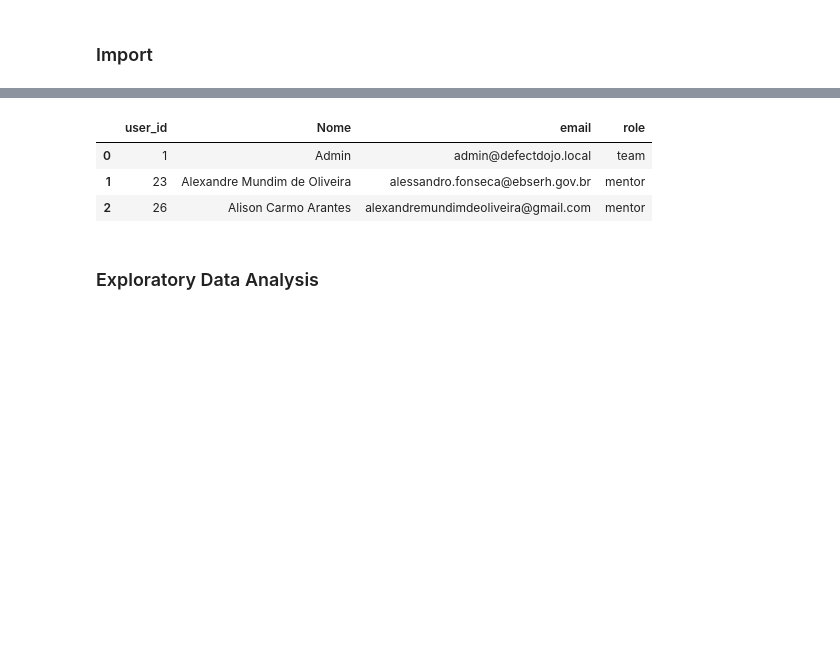
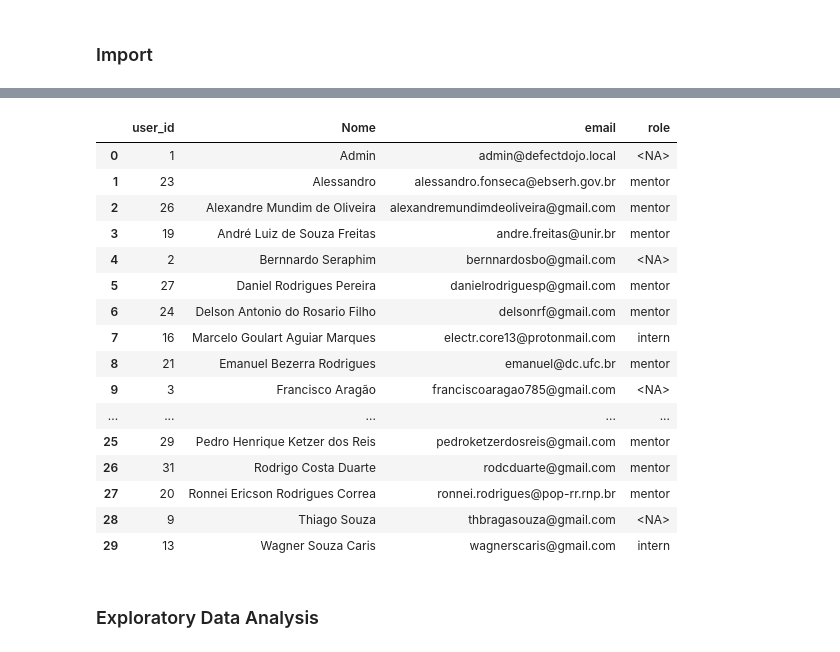
Before and after one commit to TopologyMapping/network-security, a Jupyter notebook: voting_analysis/src/analysis/data_prep.ipynb, the cells around one changed output, grey strips where cells are left out. Cells and saved outputs as stored; diff of their text form; code cells hidden in the pictures; blank space fills up the shorter version.

```diff
--- a/voting_analysis/src/analysis/data_prep.ipynb
+++ b/voting_analysis/src/analysis/data_prep.ipynb
@@ -70,6 +41,7 @@ with open("../../data/users.json", "r") as f:
 
 df_interns = pd.read_csv("../../data/interns.csv", names=["Nome", "email",  "team", "project"])
 df_mentors = pd.read_csv("../../data/mentors.csv", names=["Nome", "email",  "team"])
+df_team = pd.read_csv("../../data/crivo_team.csv", names=["Nome", "email",  "team", "project"])
 df_interns["role"] = "intern"
 df_mentors["role"] = "mentor"
 
@@ -81,3 +53,11 @@ df_users = df_users.astype({"Nome": "string", "email": "string", "role": "string
 cat_users = users["crivo"]
 num_users = users["crivo-num"]
 dev_users = users["crivo-dev"]
+# %%
+df_cred_cat = pd.read_csv("../../data/cred_cat.csv", names=["Nome", "email", "pass"], skipinitialspace=True)[["email", "pass"]]
+df_cred_cat = df_cred_cat.astype({"email": "string", "pass": "string"})
+
+df_cred_num = pd.read_csv("../../data/cred_num.csv", names=["Nome", "email", "pass"], skipinitialspace=True)[["email", "pass"]]
+df_cred_num = df_cred_num.astype({"email": "string", "pass": "string"})
+
+df_cred_cat["email"].head(40)
@@ -97,16 +109,30 @@ cat_users_df.head(3)
 # %%
 num_users = users["crivo-num"]
 num_users = {str(v): k for k, v in num_users.items()}
 num_users_df = pd.DataFrame(list(zip(num_users.keys(), num_users.values())), columns=["email", "user_id"]).convert_dtypes()
 num_users_df = num_users_df.merge(df_users, on="email", how="left")
-num_users_df = num_users_df[["user_id", "Nome", "email", "role" ]]
+num_users_df = num_users_df.merge(df_cred_num, on="email", how="left")
+num_users_df = num_users_df[["user_id", "Nome", "email", "role", "pass" ]]
 num_users_df = num_users_df.astype({"user_id": "int64", "Nome": "string", "email": "string", "role": "string"})
-num_users_df.head(3)
+num_users_df[["user_id", "Nome", "email", "role"]].head(30)
 # %% [output]
 |  | user_id | Nome | email | role |
-| 0 | 1 | Admin | admin@defectdojo.local | team |
-| 1 | 23 | Alexandre Mundim de Oliveira | alessandro.fonseca@ebserh.gov.br | mentor |
-| 2 | 26 | Alison Carmo Arantes | alexandremundimdeoliveira@gmail.com | mentor |
+| 0 | 1 | Admin | admin@defectdojo.local | <NA> |
+| 1 | 23 | Alessandro | alessandro.fonseca@ebserh.gov.br | mentor |
+| 2 | 26 | Alexandre Mundim de Oliveira | alexandremundimdeoliveira@gmail.com | mentor |
+| 3 | 19 | André Luiz de Souza Freitas | andre.freitas@unir.br | mentor |
+| 4 | 2 | Bernnardo Seraphim | bernnardosbo@gmail.com | <NA> |
+| 5 | 27 | Daniel Rodrigues Pereira | danielrodriguesp@gmail.com | mentor |
+| 6 | 24 | Delson Antonio do Rosario Filho | delsonrf@gmail.com | mentor |
+| 7 | 16 | Marcelo Goulart Aguiar Marques | electr.core13@protonmail.com | intern |
+| 8 | 21 | Emanuel Bezerra Rodrigues | emanuel@dc.ufc.br | mentor |
+| 9 | 3 | Francisco Aragão | franciscoaragao785@gmail.com | <NA> |
+| ... | ... | ... | ... | ... |
+| 25 | 29 | Pedro Henrique Ketzer dos Reis | pedroketzerdosreis@gmail.com | mentor |
+| 26 | 31 | Rodrigo Costa Duarte | rodcduarte@gmail.com | mentor |
+| 27 | 20 | Ronnei Ericson Rodrigues Correa | ronnei.rodrigues@pop-rr.rnp.br | mentor |
+| 28 | 9 | Thiago Souza | thbragasouza@gmail.com | <NA> |
+| 29 | 13 | Wagner Souza Caris | wagnerscaris@gmail.com | intern |
 # %% [markdown]
 ### Exploratory Data Analysis
 # %%
```
Also changed, not shown: parts of 12 cells of this notebook, 2 other files.
